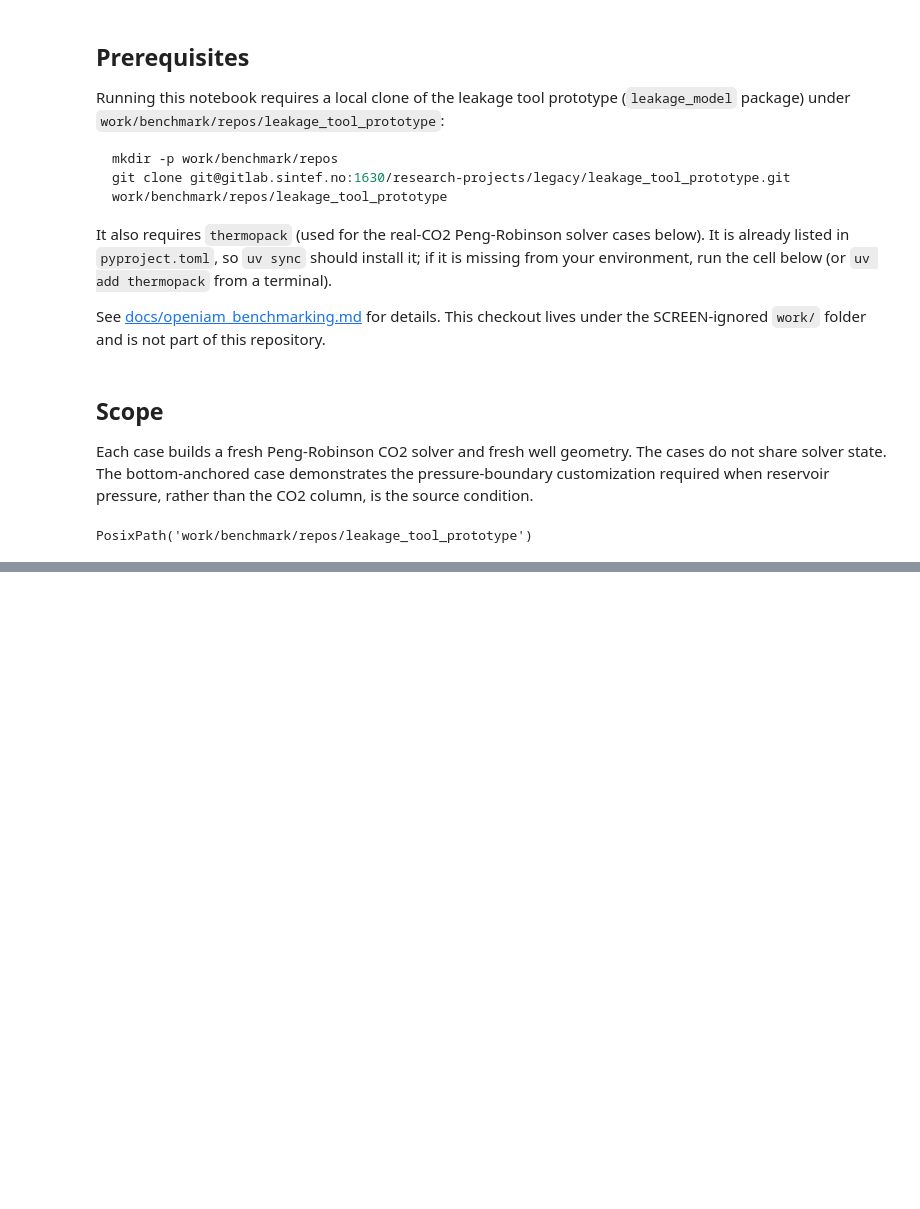
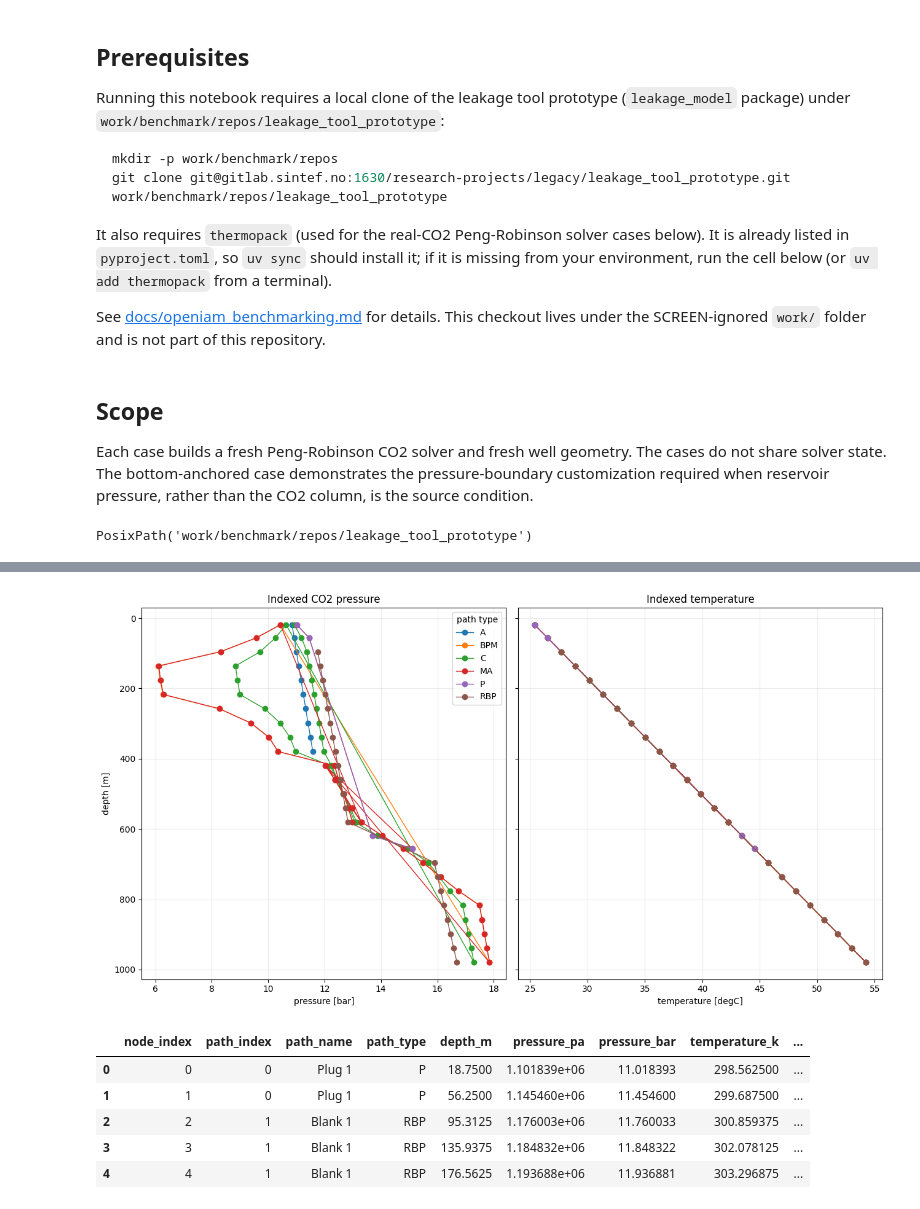
Before and after one commit to equinor/SCREEN, a Jupyter notebook: notebooks/08A_round2_leakage_tool_screen_reproduction.ipynb, the cells around one changed output, grey strips where cells are left out. Drawn from its saved outputs; the diff is of its cells as text; code cells hidden in the pictures; blank space fills up the shorter version.

```diff
--- a/notebooks/08A_round2_leakage_tool_screen_reproduction.ipynb
+++ b/notebooks/08A_round2_leakage_tool_screen_reproduction.ipynb
@@ -347,0 +192,68 @@ pd.DataFrame({
+# %%
+# Index solved pressures and temperatures for reproducible replotting.
+formation_depths = np.append(
+    co2_fs.well.xList,
+    co2_fs.well.wellLen + co2_fs.well.bottom_BC_dist,
+)
+node_depths = np.array([node.x for node in co2_fs.well.nodes], dtype=float)
+node_temperatures_k = np.interp(node_depths, formation_depths, co2_fs.T)
+
+indexed_pressure_temperature = pd.DataFrame(
+    [
+        {
+            "node_index": node_index,
+            "path_index": int(node.inPath),
+            "path_name": co2_fs.well.paths[node.inPath].name,
+            "path_type": co2_fs.well.paths[node.inPath].pathType,
+            "depth_m": float(node.x),
+            "pressure_pa": float(co2_result.p[node_index]),
+            "pressure_bar": float(co2_result.p[node_index] / 1.0e5),
+            "temperature_k": float(node_temperatures_k[node_index]),
+            "temperature_c": float(node_temperatures_k[node_index] - 273.15),
+        }
+        for node_index, node in enumerate(co2_fs.well.nodes)
+    ]
+)
+indexed_pressure_temperature_csv = round2_root / "co2_complex_flow_indexed_pressure_temperature.csv"
+indexed_pressure_temperature.to_csv(indexed_pressure_temperature_csv, index=False)
+
+fig, (pressure_axis, temperature_axis) = plt.subplots(1, 2, figsize=(13, 7), sharey=True)
+for path_type, path_data in indexed_pressure_temperature.groupby("path_type"):
+    pressure_axis.plot(
+        path_data["pressure_bar"],
+        path_data["depth_m"],
+        marker="o",
+        linewidth=1.0,
+        label=path_type,
+    )
+    temperature_axis.plot(
+        path_data["temperature_c"],
+        path_data["depth_m"],
+        marker="o",
+        linewidth=1.0,
+        label=path_type,
+    )
+
+pressure_axis.set_xlabel("pressure [bar]")
+temperature_axis.set_xlabel("temperature [degC]")
+pressure_axis.set_ylabel("depth [m]")
+pressure_axis.invert_yaxis()
+pressure_axis.grid(alpha=0.25)
+temperature_axis.grid(alpha=0.25)
+pressure_axis.set_title("Indexed CO2 pressure")
+temperature_axis.set_title("Indexed temperature")
+pressure_axis.legend(title="path type")
+fig.tight_layout()
+indexed_plot_path = co2_visualization_dir / "indexed_pressure_temperature.png"
+fig.savefig(indexed_plot_path, dpi=150, bbox_inches="tight")
+plt.show()
+
+indexed_pressure_temperature.head()
+# %% [output]
+[figure, added]
+|  | node_index | path_index | path_name | path_type | depth_m | pressure_pa | pressure_bar | temperature_k | ... |
+| 0 | 0 | 0 | Plug 1 | P | 18.7500 | 1.101839e+06 | 11.018393 | 298.562500 | ... |
+| 1 | 1 | 0 | Plug 1 | P | 56.2500 | 1.145460e+06 | 11.454600 | 299.687500 | ... |
+| 2 | 2 | 1 | Blank 1 | RBP | 95.3125 | 1.176003e+06 | 11.760033 | 300.859375 | ... |
+| 3 | 3 | 1 | Blank 1 | RBP | 135.9375 | 1.184832e+06 | 11.848322 | 302.078125 | ... |
+| 4 | 4 | 1 | Blank 1 | RBP | 176.5625 | 1.193688e+06 | 11.936881 | 303.296875 | ... |
```
Also changed, not shown: parts of 9 cells of this notebook, 1 other file.
